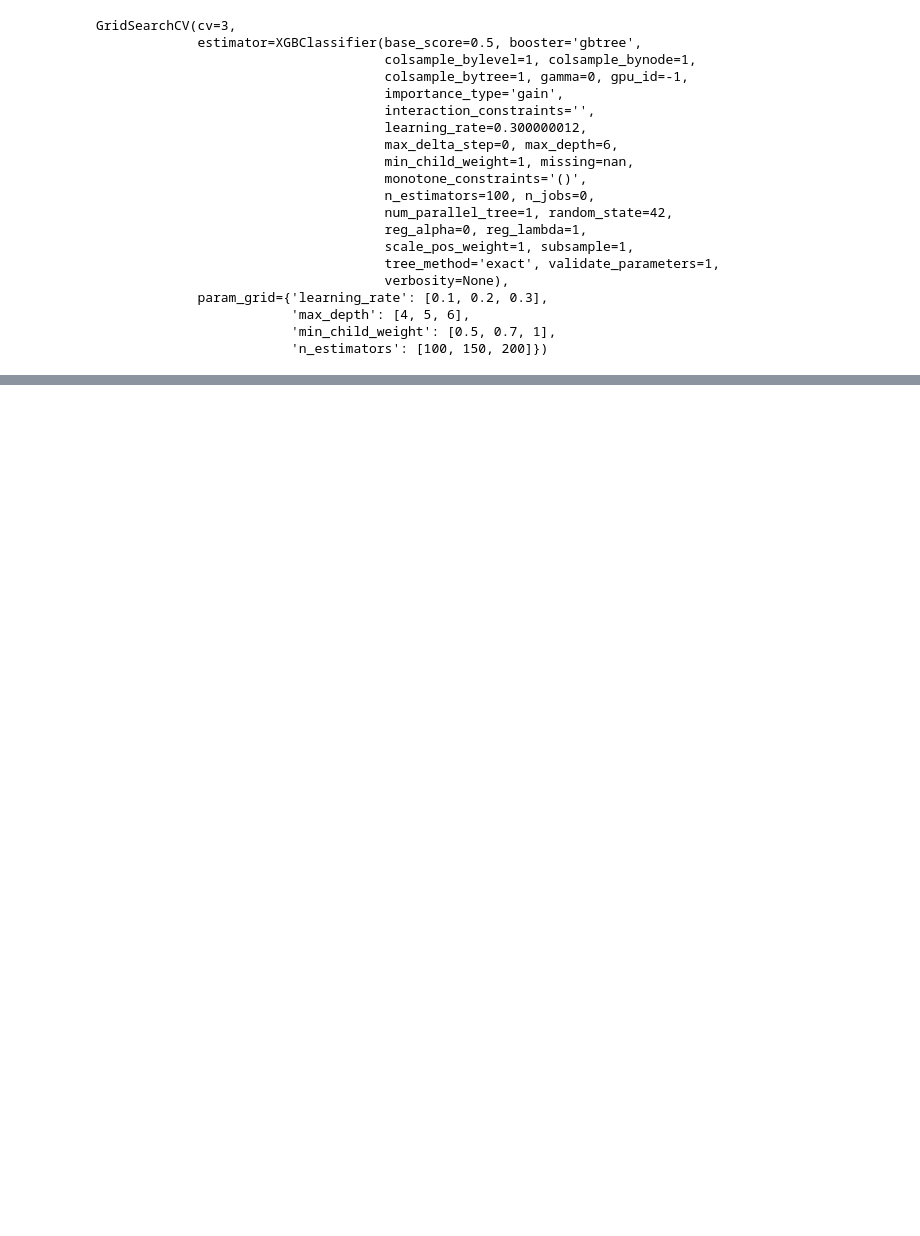
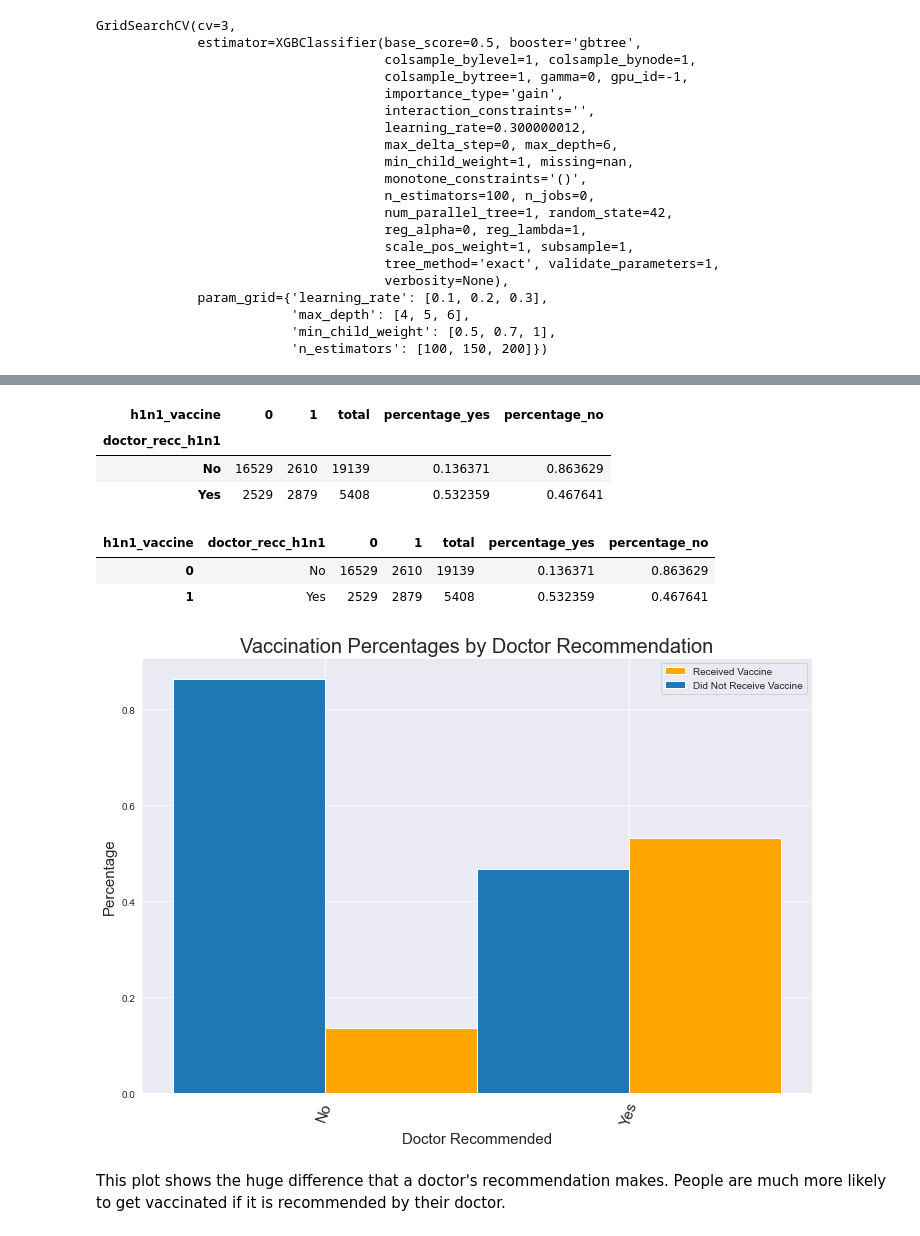
Before and after one commit to elizabeth524/Phase-3-Project, a Jupyter notebook: H1N1_Data.ipynb, the cells around one changed output, grey strips where cells are left out. Cells and saved outputs as stored; diff of their text form; code cells hidden in the pictures; blank space fills up the shorter version.

```diff
--- a/H1N1_Data.ipynb
+++ b/H1N1_Data.ipynb
@@ -713,0 +836,43 @@ plot_feature_importance(boost_2)
+# %%
+# Create new columns for percentages
+recc_counts = counts
+recc_counts['total'] = recc_counts[0]+recc_counts[1]
+recc_counts['percentage_yes'] = recc_counts[1]/recc_counts['total']
+recc_counts['percentage_no'] = recc_counts[0]/recc_counts['total']
+recc_counts
+# %% [output]
+| h1n1_vaccine | 0 | 1 | total | percentage_yes | percentage_no |
+| doctor_recc_h1n1 |  |  |  |  |  |
+| No | 16529 | 2610 | 19139 | 0.136371 | 0.863629 |
+| Yes | 2529 | 2879 | 5408 | 0.532359 | 0.467641 |
+# %%
+# Reset the index to prepare for plotting
+recc_counts.reset_index(inplace=True)
+recc_counts
+# %% [output]
+| h1n1_vaccine | doctor_recc_h1n1 | 0 | 1 | total | percentage_yes | percentage_no |
+| 0 | No | 16529 | 2610 | 19139 | 0.136371 | 0.863629 |
+| 1 | Yes | 2529 | 2879 | 5408 | 0.532359 | 0.467641 |
+# %%
+# Plot the percentages of vaccinations by doctor recommendation
+fig, ax = plt.subplots(figsize=(12,8))
+plt.bar(recc_counts['doctor_recc_h1n1'],
+        recc_counts['percentage_yes'],
+        width=.5,
+        align='edge',
+        color='orange',
+        label='Received Vaccine')
+plt.bar(recc_counts['doctor_recc_h1n1'],
+        recc_counts['percentage_no'],
+        width=-.5,
+        align='edge',
+        label='Did Not Receive Vaccine')
+ax.set_xlabel('Doctor Recommended', fontsize=15)
+plt.title('Vaccination Percentages by Doctor Recommendation', fontsize=20)
+ax.set_ylabel('Percentage', fontsize=15)
+ax.legend()
+plt.xticks(fontsize=15, rotation=70);
+# %% [output]
+[figure, added]
+# %% [markdown]
+This plot shows the huge difference that a doctor's recommendation makes.  People are much more likely to get vaccinated if it is recommended by their doctor.
```
Also changed, not shown: parts of 96 cells of this notebook, 6 other files.
